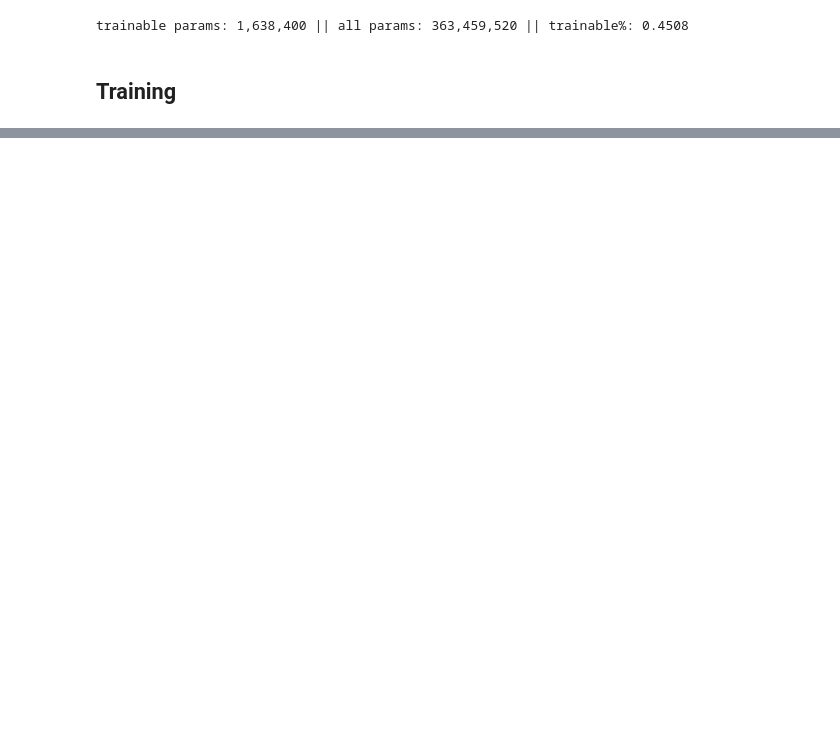
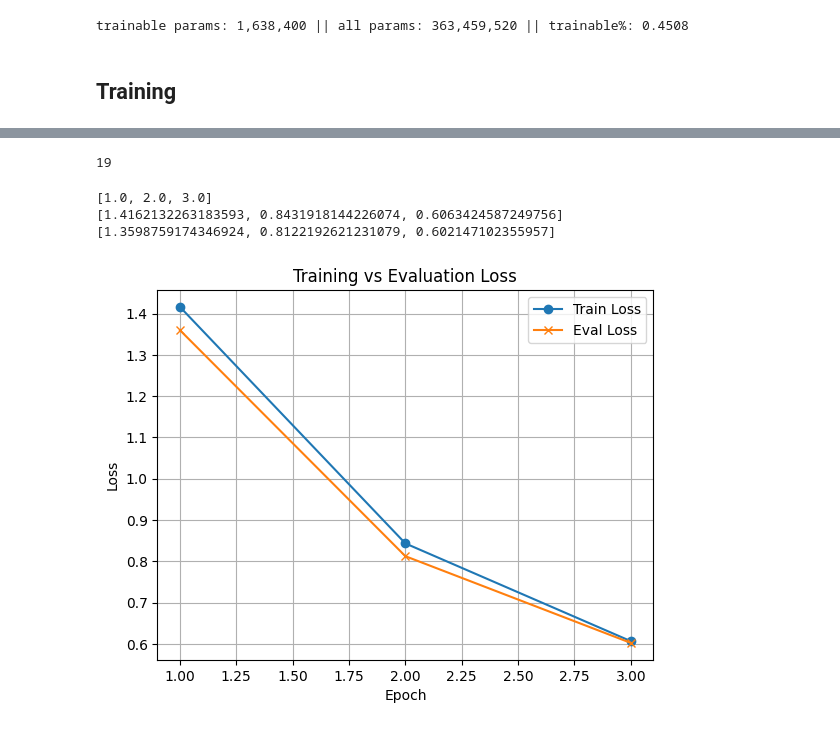
Before and after one commit to DerrickJ1612/model-alignment-lab, a Jupyter notebook: notebooks/lora_workshop_rough-draft.ipynb, the cells around one changed output, grey strips where cells are left out. Drawn from its saved outputs; the diff is of its cells as text; code cells hidden in the pictures; blank space fills up the shorter version.

```diff
--- a/notebooks/lora_workshop_rough-draft.ipynb
+++ b/notebooks/lora_workshop_rough-draft.ipynb
@@ -604,0 +512,43 @@ PeftModelForCausalLM(
+# %%
+len(trainer.state.log_history)
+# %% [output]
+19
+# %%
+epoch = []
+loss = []
+eval_loss = []
+
+for log in trainer.state.log_history:
+    if log["epoch"] % 1.0 == 0:
+        if "loss" in log:
+            epoch.append(log["epoch"])
+            loss.append(log["loss"])
+        elif "eval_loss" in log:
+            eval_loss.append(log["eval_loss"])
+        else:
+            continue
+
+print(epoch)
+print(loss)
+print(eval_loss)
+# %% [output]
+[1.0, 2.0, 3.0]
+[1.4162132263183593, 0.8431918144226074, 0.6063424587249756]
+[1.3598759174346924, 0.8122192621231079, 0.602147102355957]
+# %%
+import matplotlib.pyplot as plt
+
+figure, ax = plt.subplots()
+ax.plot(epoch, loss, marker="o", label="Train Loss")
+ax.plot(epoch, eval_loss, marker="x", label="Eval Loss")
+
+ax.set_xlabel("Epoch")
+ax.set_ylabel("Loss")
+ax.set_title("Training vs Evaluation Loss")
+
+ax.legend()
+ax.grid()
+
+plt.show()
+# %% [output]
+[figure, added]
```
Also changed, not shown: parts of 57 cells of this notebook, 14 other files.
